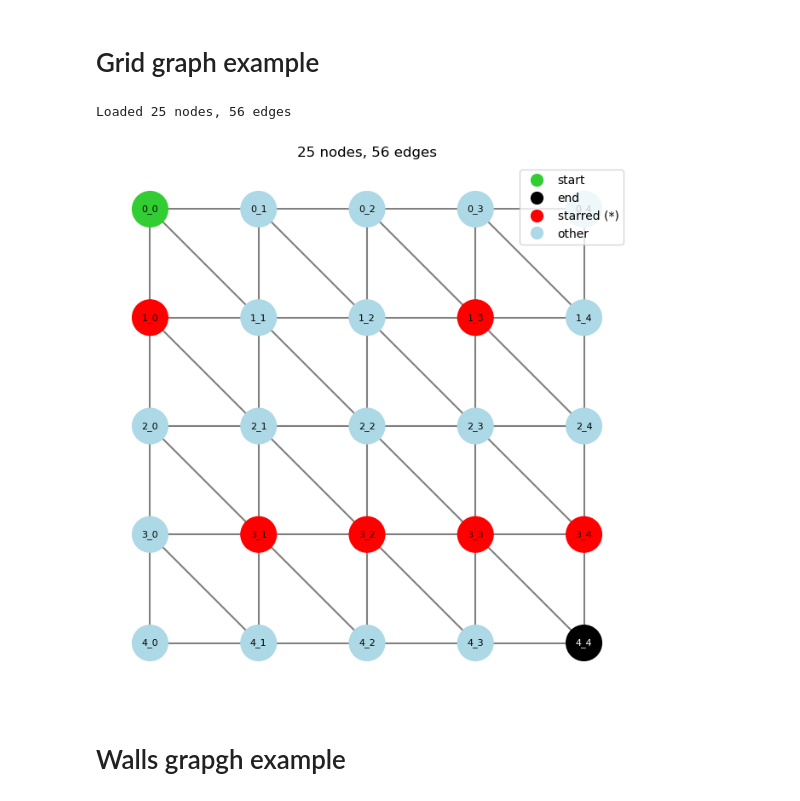
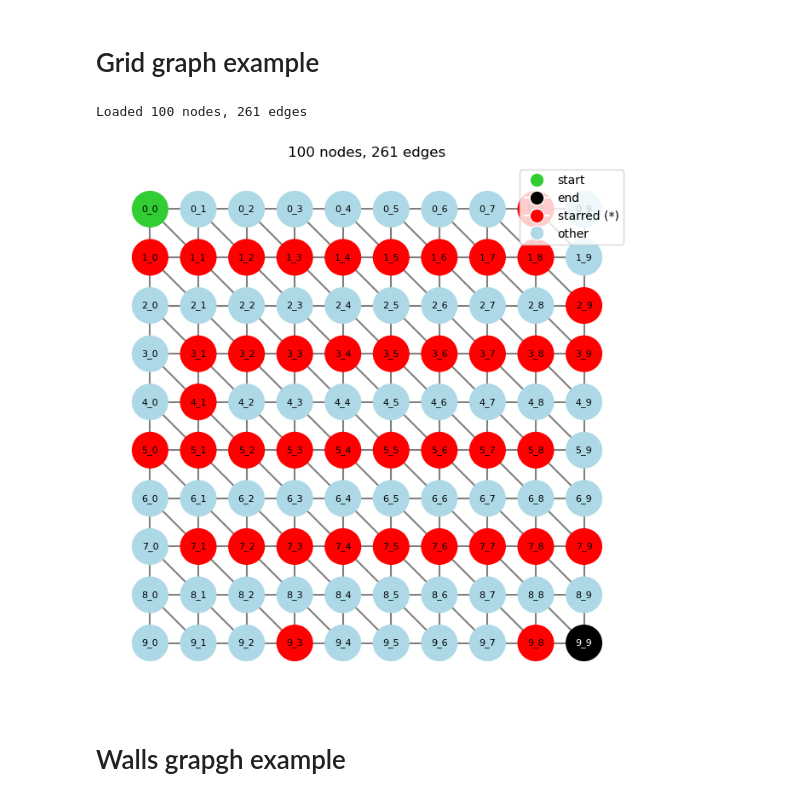
Before and after one commit to Christian-Weidemann/Red-scare-group-d, a Jupyter notebook: visualising_the_graphs.ipynb, the cells around one changed output. Saved outputs shown, nothing was run; the diff lists cells and outputs as text; code cells hidden in the pictures.

```diff
--- a/visualising_the_graphs.ipynb
+++ b/visualising_the_graphs.ipynb
@@ -79,7 +79,7 @@ import networkx as nx
 import matplotlib.pyplot as plt
 from matplotlib.lines import Line2D
 
-FILE = "problem_and_data/data/grid-5-1.txt"
+FILE = "problem_and_data/data/grid-10-2.txt"
 KEEP_END = False   # True keeps the end node even if it has no edges
 
 
@@ -120,35 +120,35 @@ G.remove_nodes_from(isolated)
 node_colors, label_colors = {}, {}
 for node, data in G.nodes(data=True):
     if node == end:
         node_colors[node], label_colors[node] = "black", "white"
     elif node == start:
         node_colors[node], label_colors[node] = "limegreen", "black"
     elif data["starred"]:
         node_colors[node], label_colors[node] = "red", "black"
     else:
         node_colors[node], label_colors[node] = "lightblue", "black"
 
 pos = grid_positions(G)
 
 plt.figure(figsize=(8, 8))
 nx.draw_networkx_edges(G, pos, edge_color="gray", width=1.5)
 nx.draw_networkx_nodes(G, pos, node_size=900,
                        node_color=[node_colors[n] for n in G.nodes])
 for node, (x, y) in pos.items():
     plt.text(x, y, node, ha="center", va="center",
              fontsize=8, color=label_colors[node])
 
 plt.legend(handles=[
     Line2D([0], [0], marker="o", color="w", markerfacecolor=c, markersize=12, label=l)
     for c, l in [("limegreen", "start"), ("black", "end"), ("red", "starred (*)"), ("lightblue", "other")]
 ])
 plt.title(f"{G.number_of_nodes()} nodes, {G.number_of_edges()} edges")
 plt.gca().set_aspect("equal")
 plt.axis("off")
 plt.show()
 # %% [output]
-Loaded 25 nodes, 56 edges
+Loaded 100 nodes, 261 edges
-[figure, old version]
+[figure, new version]
 # %% [markdown]
 # Walls grapgh example
 # %%
```
Also changed, not shown: 2 other files.
